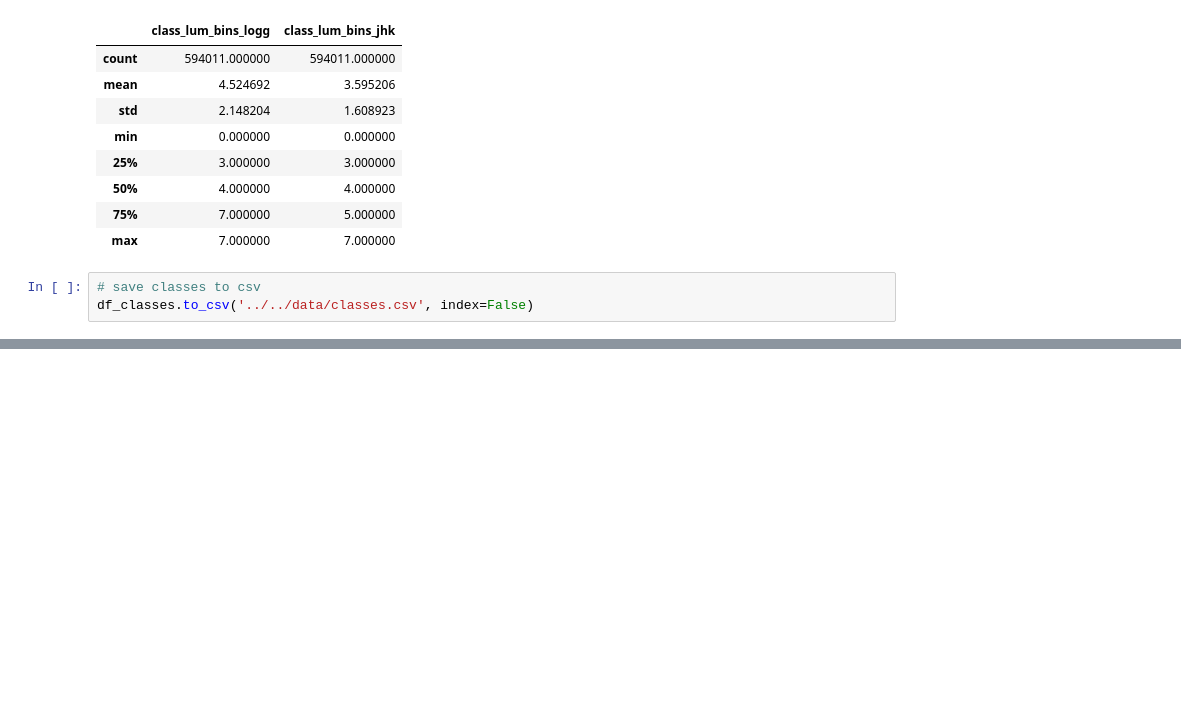
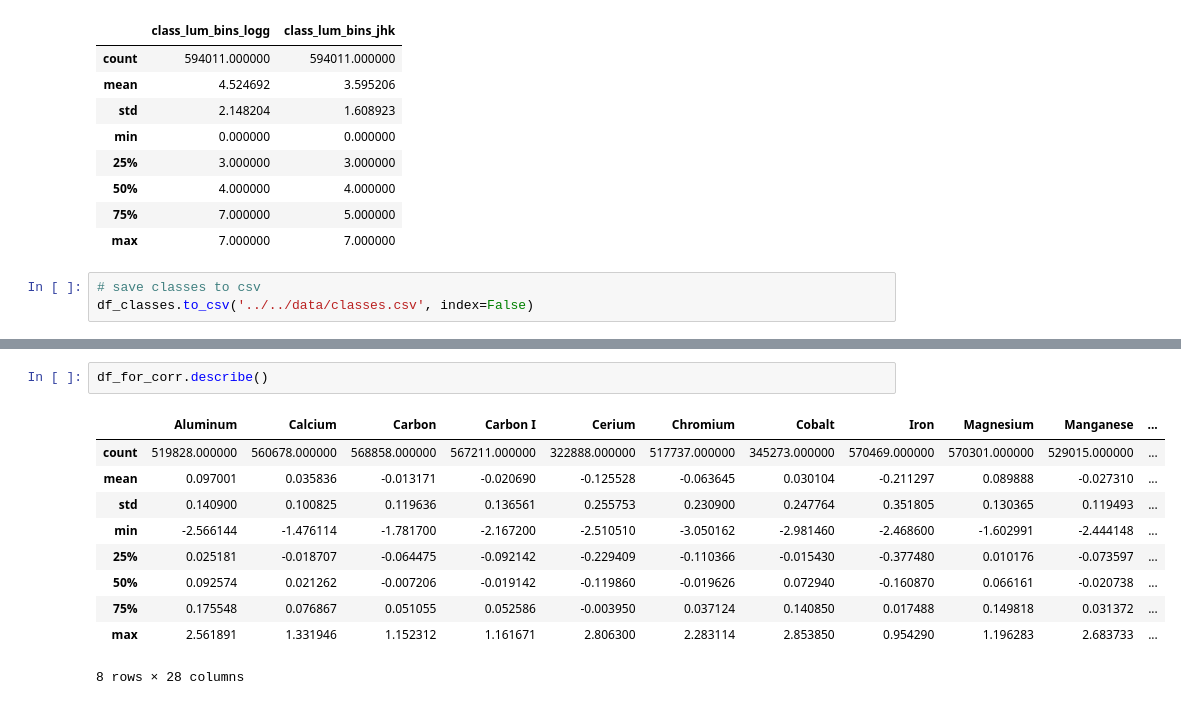
Before and after one commit to astrodeepnet/students-project-2024, a Jupyter notebook: notebooks/s2/input_classes.ipynb, the cells around one changed output, grey strips where cells are left out. Cells and saved outputs as stored; diff of their text form; blank space fills up the shorter version.

```diff
--- a/notebooks/s2/input_classes.ipynb
+++ b/notebooks/s2/input_classes.ipynb
@@ -598,0 +769,13 @@ df_classes.to_csv('../../data/classes.csv', index=False)
+# %%
+df_for_corr.describe()
+# %% [output]
+|  | Aluminum | Calcium | Carbon | Carbon I | Cerium | Chromium | Cobalt | Iron | Magnesium | Manganese | ... |
+| count | 519828.000000 | 560678.000000 | 568858.000000 | 567211.000000 | 322888.000000 | 517737.000000 | 345273.000000 | 570469.000000 | 570301.000000 | 529015.000000 | ... |
+| mean | 0.097001 | 0.035836 | -0.013171 | -0.020690 | -0.125528 | -0.063645 | 0.030104 | -0.211297 | 0.089888 | -0.027310 | ... |
+| std | 0.140900 | 0.100825 | 0.119636 | 0.136561 | 0.255753 | 0.230900 | 0.247764 | 0.351805 | 0.130365 | 0.119493 | ... |
+| min | -2.566144 | -1.476114 | -1.781700 | -2.167200 | -2.510510 | -3.050162 | -2.981460 | -2.468600 | -1.602991 | -2.444148 | ... |
+| 25% | 0.025181 | -0.018707 | -0.064475 | -0.092142 | -0.229409 | -0.110366 | -0.015430 | -0.377480 | 0.010176 | -0.073597 | ... |
+| 50% | 0.092574 | 0.021262 | -0.007206 | -0.019142 | -0.119860 | -0.019626 | 0.072940 | -0.160870 | 0.066161 | -0.020738 | ... |
+| 75% | 0.175548 | 0.076867 | 0.051055 | 0.052586 | -0.003950 | 0.037124 | 0.140850 | 0.017488 | 0.149818 | 0.031372 | ... |
+| max | 2.561891 | 1.331946 | 1.152312 | 1.161671 | 2.806300 | 2.283114 | 2.853850 | 0.954290 | 1.196283 | 2.683733 | ... |
+8 rows × 28 columns
```
Also changed, not shown: parts of 7 cells of this notebook.
